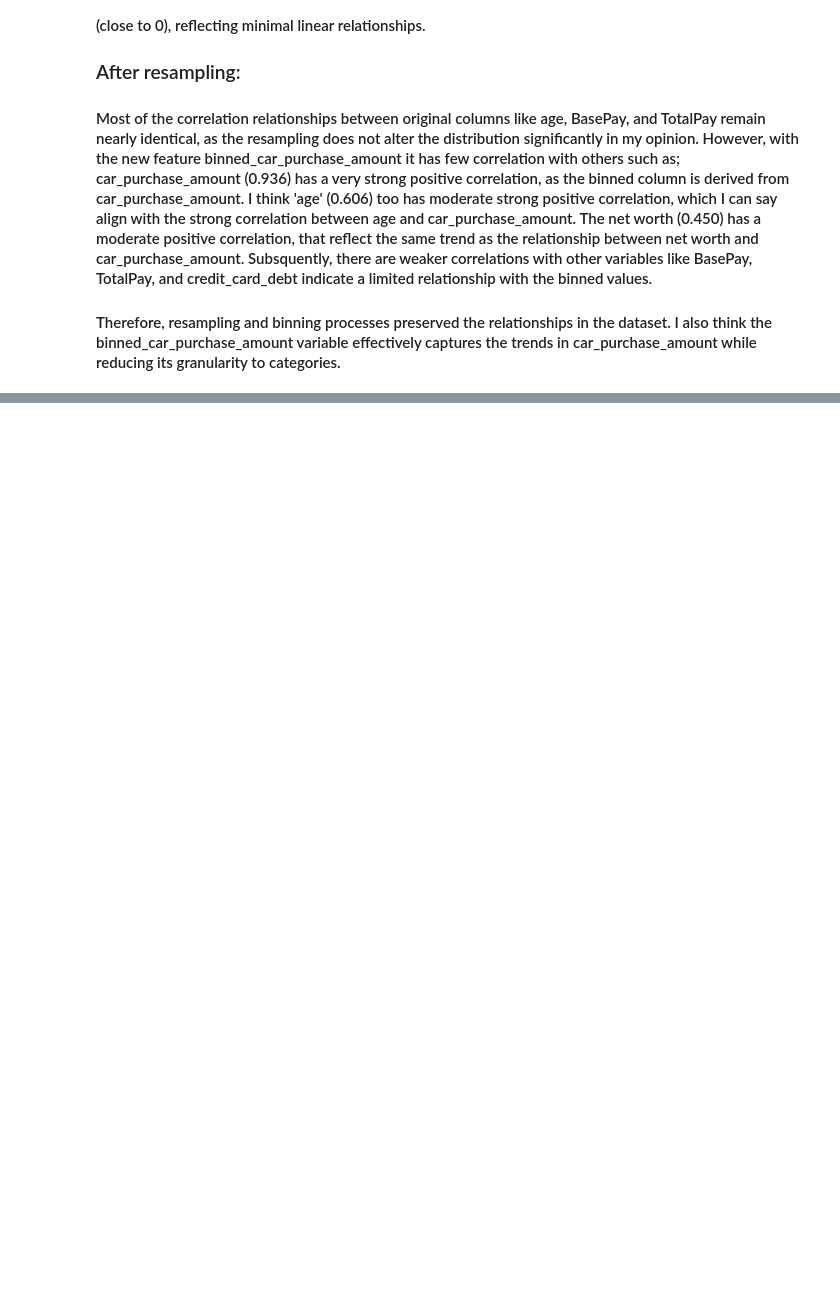
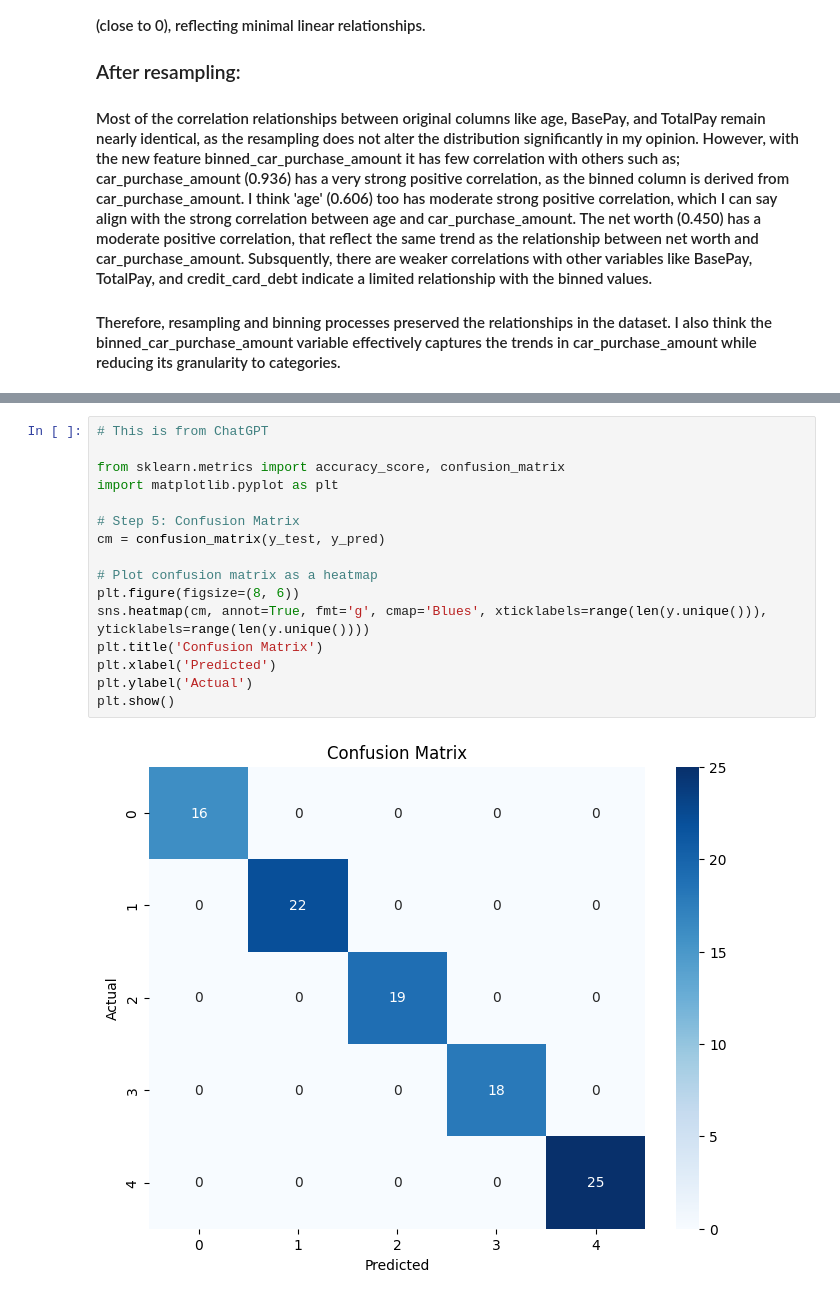
Before and after one commit to adewunmi2/AdvancedDataAnalytics2024AutumnNew, a Jupyter notebook: ExerciseProject2/Exercise2_classification_SMOTE.ipynb, the cells around one changed output, grey strips where cells are left out. Drawn from its saved outputs; the diff is of its cells as text; blank space fills up the shorter version.

```diff
--- a/ExerciseProject2/Exercise2_classification_SMOTE.ipynb
+++ b/ExerciseProject2/Exercise2_classification_SMOTE.ipynb
@@ -301,0 +399,18 @@ Other correlations are weaker (close to 0), reflecting minimal linear relationsh
+# %%
+# This is from ChatGPT
+
+from sklearn.metrics import accuracy_score, confusion_matrix
+import matplotlib.pyplot as plt
+
+# Step 5: Confusion Matrix
+cm = confusion_matrix(y_test, y_pred)
+
+# Plot confusion matrix as a heatmap
+plt.figure(figsize=(8, 6))
+sns.heatmap(cm, annot=True, fmt='g', cmap='Blues', xticklabels=range(len(y.unique())), yticklabels=range(len(y.unique())))
+plt.title('Confusion Matrix')
+plt.xlabel('Predicted')
+plt.ylabel('Actual')
+plt.show()
+# %% [output]
+[figure, added]
```
Also changed, not shown: parts of 15 cells of this notebook, 1 other file.
